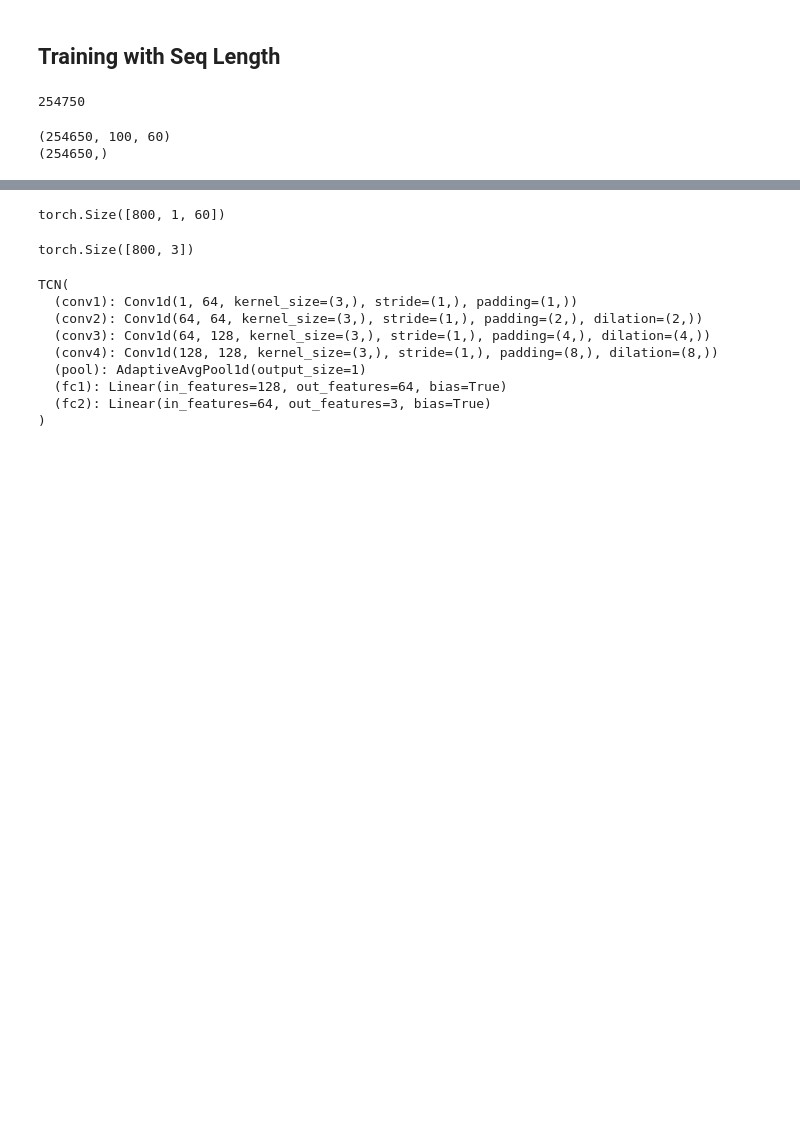
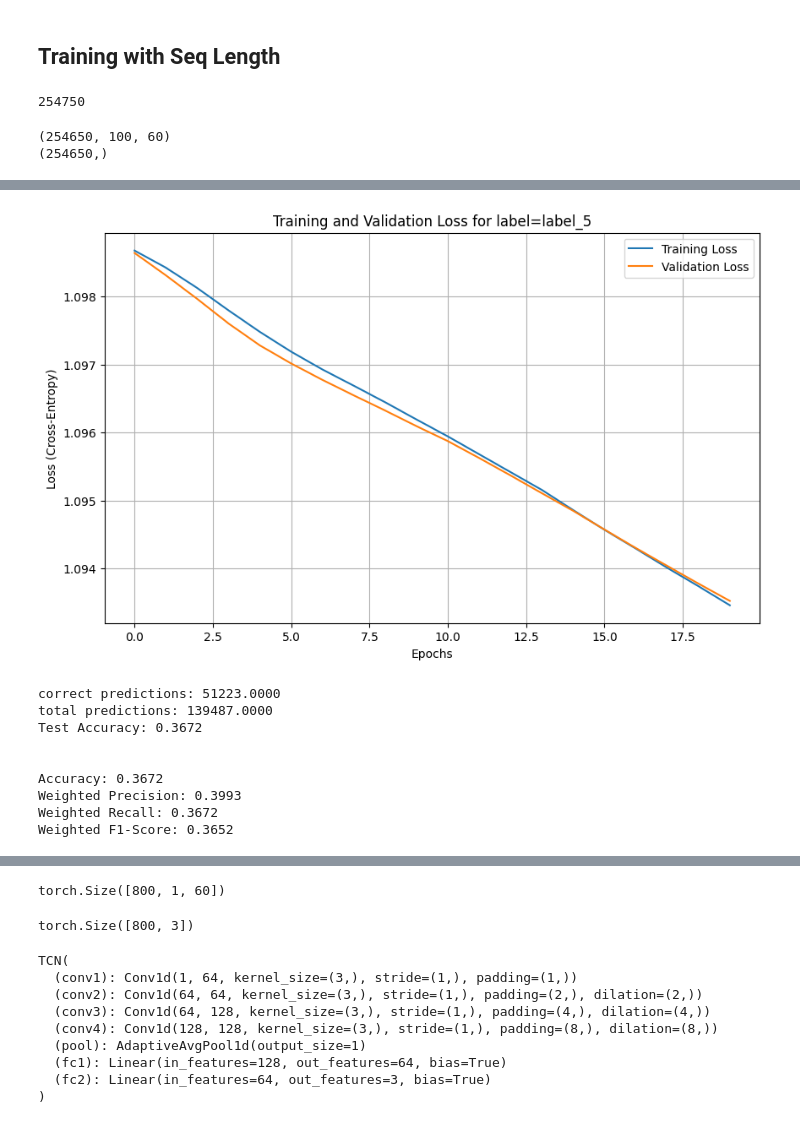
Before and after one commit to ryanklewis/Money_Printers, a Jupyter notebook: TCN_model.ipynb, the cells around one changed output, grey strips where cells are left out. Saved outputs shown, nothing was run; the diff lists cells and outputs as text; code cells hidden in the pictures; blank space fills up the shorter version.

```diff
--- a/TCN_model.ipynb
+++ b/TCN_model.ipynb
@@ -353,0 +421,3 @@ Weighted F1-Score: 0.6029
+# %%
+new_tcn_model_5 = train_model(label='label_5')
+# %% [output]
@@ -353,0 +444,10 @@ Weighted F1-Score: 0.6029
+[figure, added]
+correct predictions: 51223.0000
+total predictions: 139487.0000
+Test Accuracy: 0.3672
+
+
+Accuracy: 0.3672
+Weighted Precision: 0.3993
+Weighted Recall: 0.3672
+Weighted F1-Score: 0.3652
```
Also changed, not shown: parts of 10 cells of this notebook.
